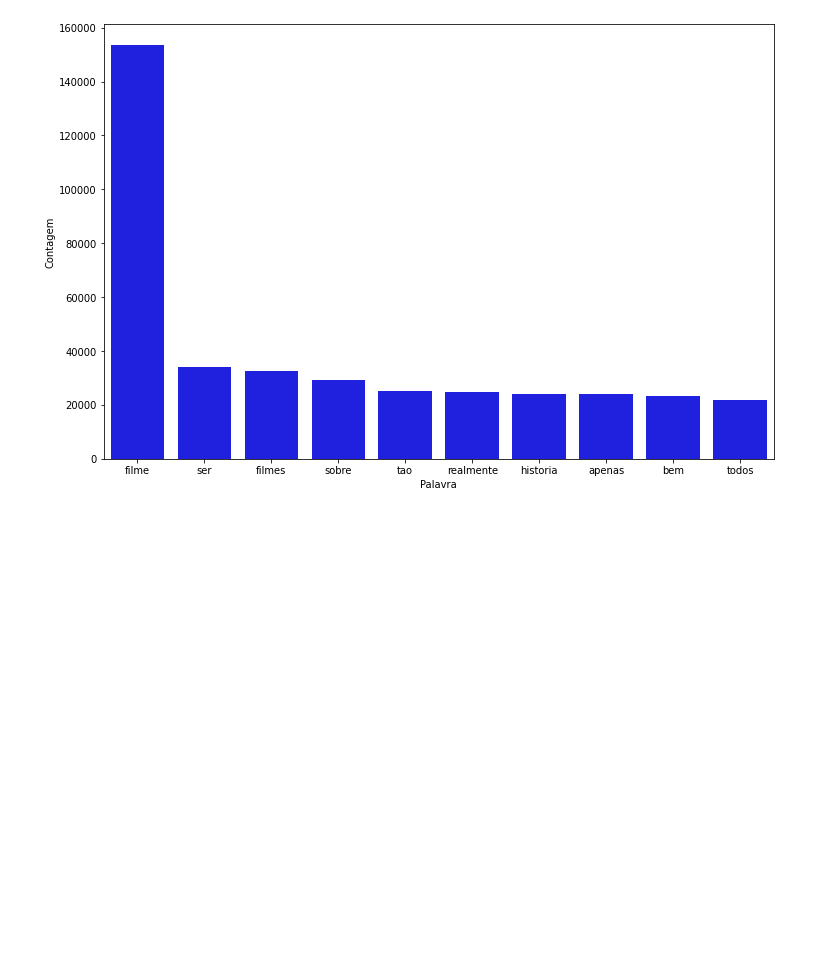
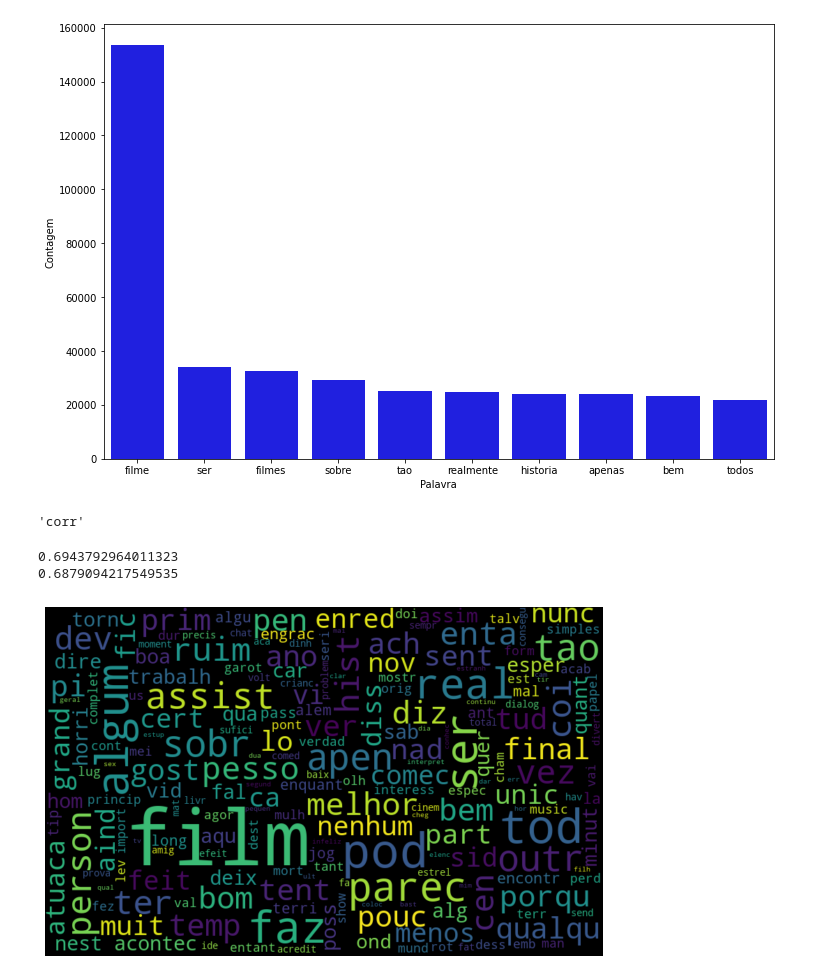
Before and after one commit to joaoavanzini/nlp-2-analise-sentimento-alura, a Jupyter notebook: classificar_textos.ipynb, the cells around one changed output. Saved outputs shown, nothing was run; the diff lists cells and outputs as text; code cells hidden in the pictures; blank space fills up the shorter version.

Commit message:
evitando flexões e derivações nas palavras

```diff
--- a/classificar_textos.ipynb
+++ b/classificar_textos.ipynb
@@ -576,3 +574,29 @@ nuvem_palavras_pos(resenha, "tratamento_4")
 pareto(resenha, "tratamento_4", 10)
 # %% [output]
 [figure]
+# %%
+stemmer = nltk.RSLPStemmer()
+stemmer.stem("correria")
+# %% [output]
+'corr'
+# %%
+frase_processada = list()
+for opiniao in resenha["tratamento_4"]:
+  nova_frase = list()
+  palavras_texto = token_pontuacao.tokenize(opiniao)
+  for palavra in palavras_texto:
+    if palavra not in stopwords_sem_acento:
+      nova_frase.append(stemmer.stem(palavra))
+  frase_processada.append(' '.join(nova_frase))
+resenha["tratamento_5"] = frase_processada
+# %%
+acuracia_tratamento5 = classificar_texto(resenha, "tratamento_5", "classificacao")
+print(acuracia_tratamento5)
+print(acuracia_tratamento4)
+# %% [output]
+0.6943792964011323
+0.6879094217549535
+# %%
+nuvem_palavras_neg(resenha, "tratamento_5")
+# %% [output]
+[figure, added]
```
Also changed, not shown: parts of 11 cells of this notebook.
